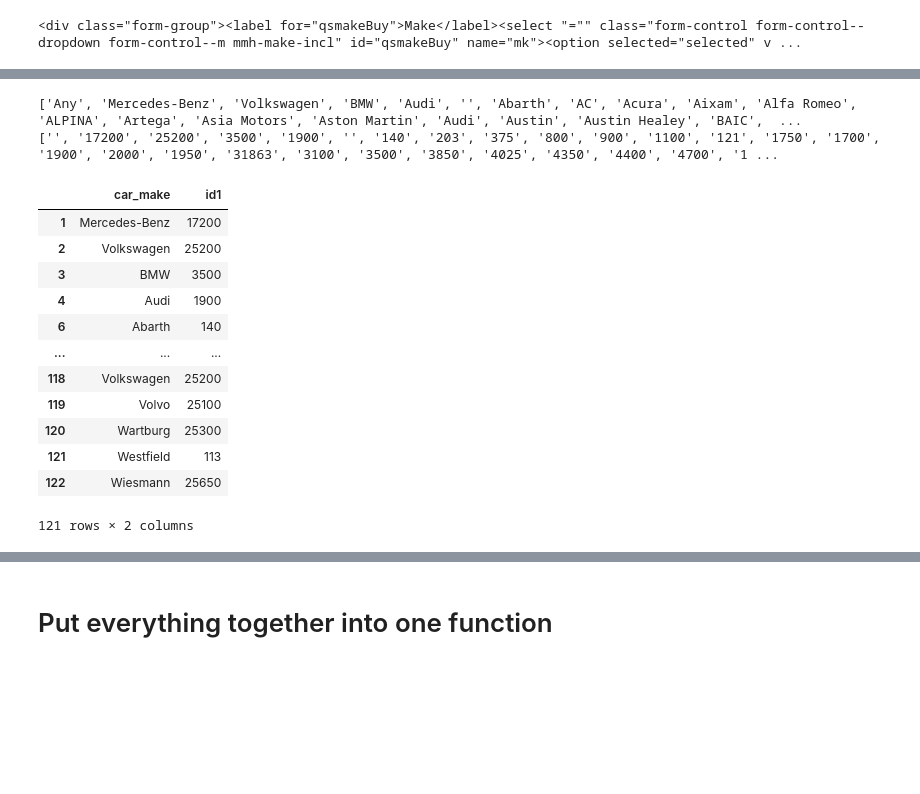
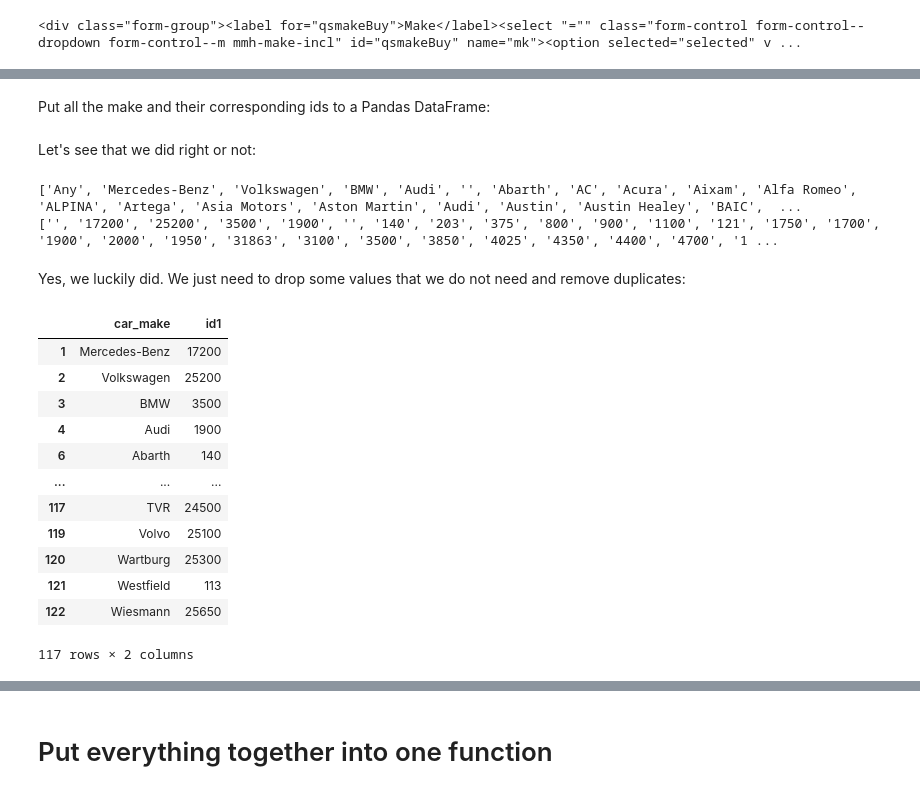
Before and after one commit to krinya/mobile_de_scraping, a Jupyter notebook: 01_get_make_model_links.ipynb, the cells around one changed output, grey strips where cells are left out. Saved outputs shown, nothing was run; the diff lists cells and outputs as text; code cells hidden in the pictures; blank space fills up the shorter version.

```diff
--- a/01_get_make_model_links.ipynb
+++ b/01_get_make_model_links.ipynb
@@ -75,11 +85,14 @@ make_list
 # %%
 one_make = make_list.findAll('option')
+# %% [markdown]
+Put all the make and their corresponding ids to a Pandas DataFrame:
 # %%
 car_make = []
 id1 = []
 
-for i in range(len(one_make)):
-    #print(one_make[i].text.strip())
+for i in tqdm(range(len(one_make))):
+    #tqdm is a module that is used to show the progress of the loop, it's easy to use it
+
     car_make.append(one_make[i].text.strip())
     try:
         #print(one_make[i]['value'])
@@ -92,6 +105,8 @@ car_base_make_data = pd.DataFrame({
     'car_make' : car_make,
     'id1' : id1
     })
+# %% [markdown]
+Let's see that we did right or not:
 # %%
 car_base_make_data
 print(list(car_base_make_data['car_make']))
@@ -99,22 +114,24 @@ print(list(car_base_make_data['id1']))
 # %% [output]
 ['Any', 'Mercedes-Benz', 'Volkswagen', 'BMW', 'Audi', '', 'Abarth', 'AC', 'Acura', 'Aixam', 'Alfa Romeo', 'ALPINA', 'Artega', 'Asia Motors', 'Aston Martin', 'Audi', 'Austin', 'Austin Healey', 'BAIC',  ...
 ['', '17200', '25200', '3500', '1900', '', '140', '203', '375', '800', '900', '1100', '121', '1750', '1700', '1900', '2000', '1950', '31863', '3100', '3500', '3850', '4025', '4350', '4400', '4700', '1 ...
+# %% [markdown]
+Yes, we luckily did. We just need to drop some values that we do not need and remove duplicates:
 # %%
 car_make_filter_out = ['Any', 'Other', '']
 car_base_make_data = car_base_make_data[~car_base_make_data.car_make.isin(car_make_filter_out)]
-car_base_brand_data = car_base_brand_data.drop_duplicates()
+car_base_make_data = car_base_make_data.drop_duplicates()
 car_base_make_data
 # %% [output]
 |  | car_make | id1 |
 | 1 | Mercedes-Benz | 17200 |
 | 2 | Volkswagen | 25200 |
 | 3 | BMW | 3500 |
 | 4 | Audi | 1900 |
 | 6 | Abarth | 140 |
 | ... | ... | ... |
-| 118 | Volkswagen | 25200 |
+| 117 | TVR | 24500 |
 | 119 | Volvo | 25100 |
 | 120 | Wartburg | 25300 |
 | 121 | Westfield | 113 |
 | 122 | Wiesmann | 25650 |
-121 rows × 2 columns
+117 rows × 2 columns
```
Also changed, not shown: parts of 35 cells of this notebook, 1 other file.
